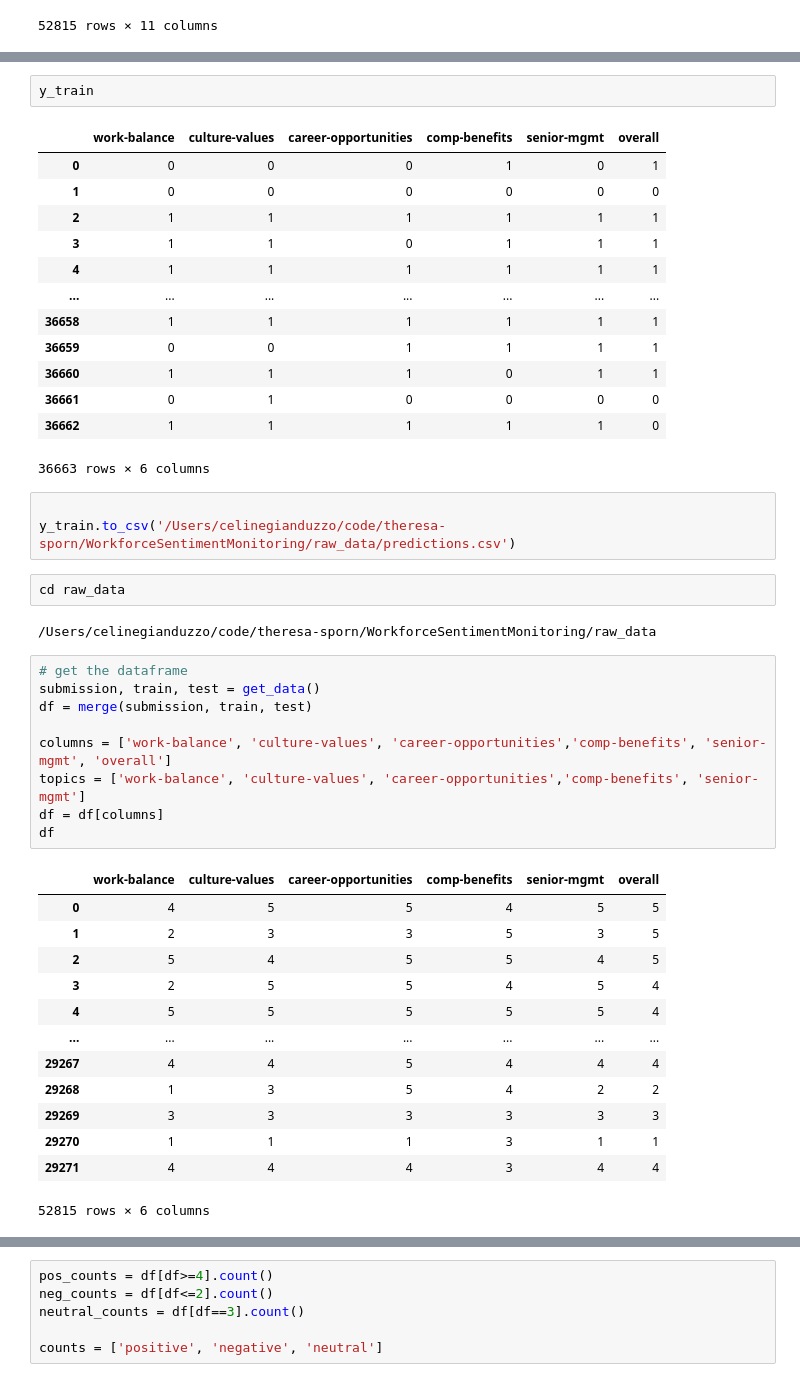
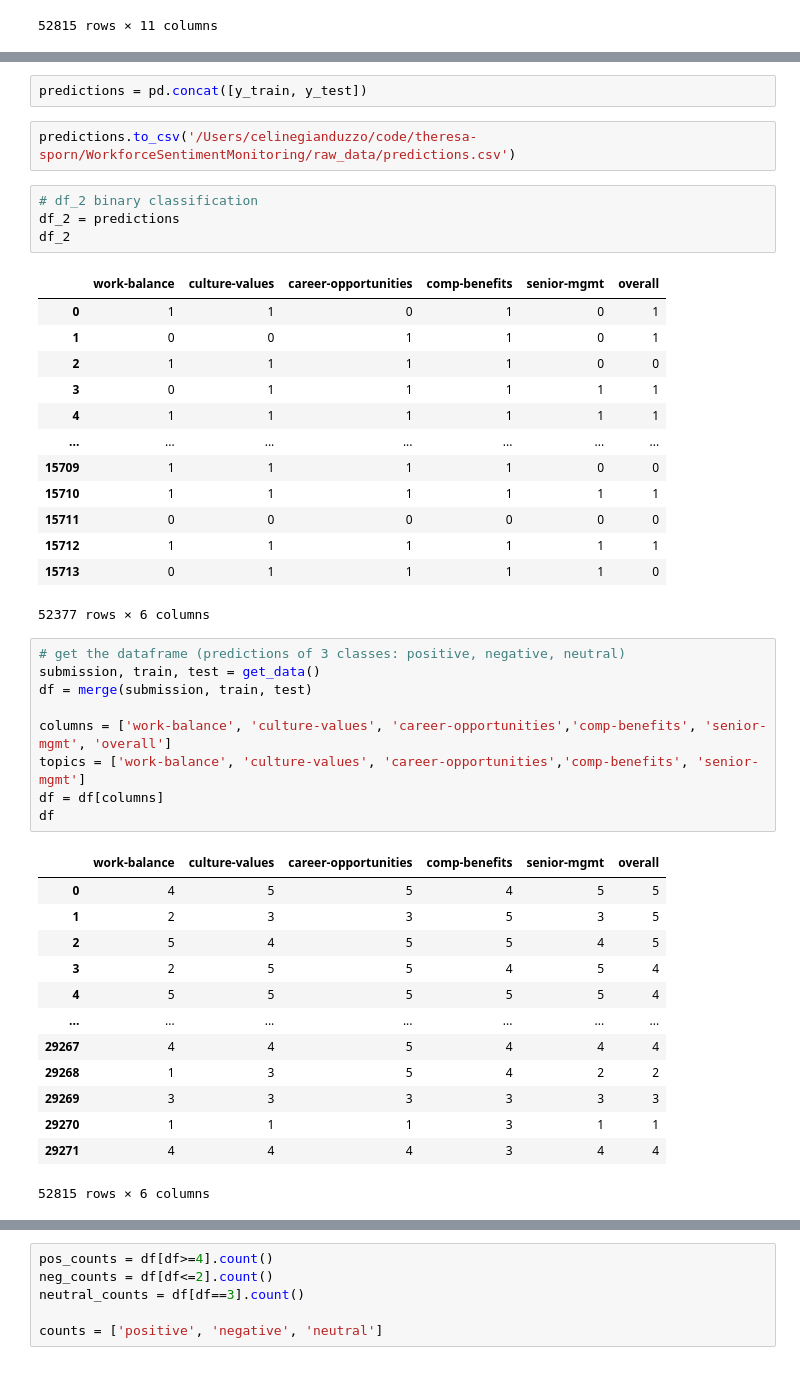
Before and after one commit to theresa-sporn/WorkforceSentimentMonitoring, a Jupyter notebook: notebooks/gceline_frontend_streamlit_v2.ipynb, the cells around one changed output, grey strips where cells are left out. Drawn from its saved outputs; the diff is of its cells as text.

```diff
--- a/notebooks/gceline_frontend_streamlit_v2.ipynb
+++ b/notebooks/gceline_frontend_streamlit_v2.ipynb
@@ -86,28 +40,27 @@ pred_sample
-# %%
-y_train
-# %% [output]
-|  | work-balance | culture-values | career-opportunities | comp-benefits | senior-mgmt | overall |
-| 0 | 0 | 0 | 0 | 1 | 0 | 1 |
-| 1 | 0 | 0 | 0 | 0 | 0 | 0 |
-| 2 | 1 | 1 | 1 | 1 | 1 | 1 |
-| 3 | 1 | 1 | 0 | 1 | 1 | 1 |
-| 4 | 1 | 1 | 1 | 1 | 1 | 1 |
-| ... | ... | ... | ... | ... | ... | ... |
-| 36658 | 1 | 1 | 1 | 1 | 1 | 1 |
-| 36659 | 0 | 0 | 1 | 1 | 1 | 1 |
-| 36660 | 1 | 1 | 1 | 0 | 1 | 1 |
-| 36661 | 0 | 1 | 0 | 0 | 0 | 0 |
-| 36662 | 1 | 1 | 1 | 1 | 1 | 0 |
-36663 rows × 6 columns
+# %%
+predictions = pd.concat([y_train, y_test])
 # %%
-
-y_train.to_csv('/Users/celinegianduzzo/code/theresa-sporn/WorkforceSentimentMonitoring/raw_data/predictions.csv')
+predictions.to_csv('/Users/celinegianduzzo/code/theresa-sporn/WorkforceSentimentMonitoring/raw_data/predictions.csv')
-# %%
-cd raw_data
-# %% [output]
-/Users/celinegianduzzo/code/theresa-sporn/WorkforceSentimentMonitoring/raw_data
+# %%
+# df_2 binary classification
+df_2 = predictions
+df_2
+# %% [output]
+|  | work-balance | culture-values | career-opportunities | comp-benefits | senior-mgmt | overall |
+| 0 | 1 | 1 | 0 | 1 | 0 | 1 |
+| 1 | 0 | 0 | 1 | 1 | 0 | 1 |
+| 2 | 1 | 1 | 1 | 1 | 0 | 0 |
+| 3 | 0 | 1 | 1 | 1 | 1 | 1 |
+| 4 | 1 | 1 | 1 | 1 | 1 | 1 |
+| ... | ... | ... | ... | ... | ... | ... |
+| 15709 | 1 | 1 | 1 | 1 | 0 | 0 |
+| 15710 | 1 | 1 | 1 | 1 | 1 | 1 |
+| 15711 | 0 | 0 | 0 | 0 | 0 | 0 |
+| 15712 | 1 | 1 | 1 | 1 | 1 | 1 |
+| 15713 | 0 | 1 | 1 | 1 | 1 | 0 |
+52377 rows × 6 columns
 # %%
-# get the dataframe
+# get the dataframe (predictions of 3 classes: positive, negative, neutral)
 submission, train, test = get_data()
 df = merge(submission, train, test)
 
```
Also changed, not shown: parts of 36 cells of this notebook, 1 other file.
